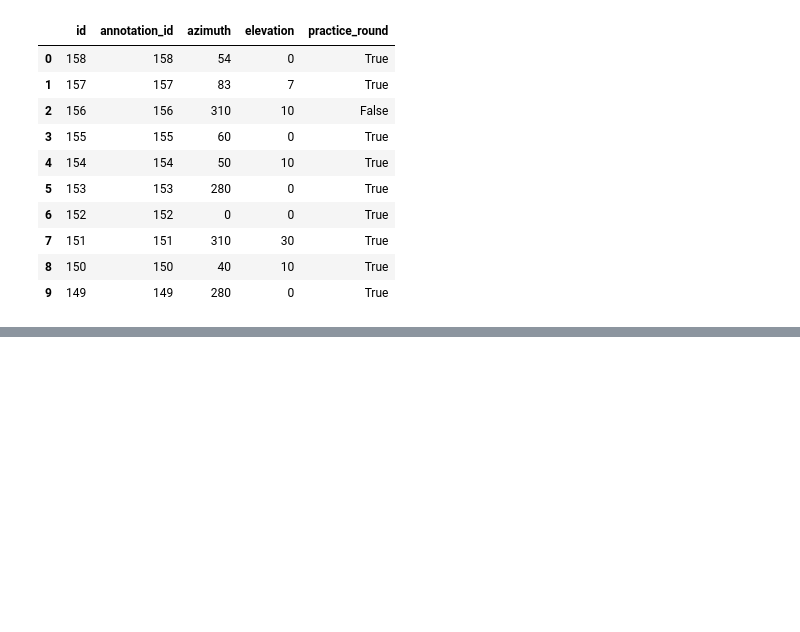
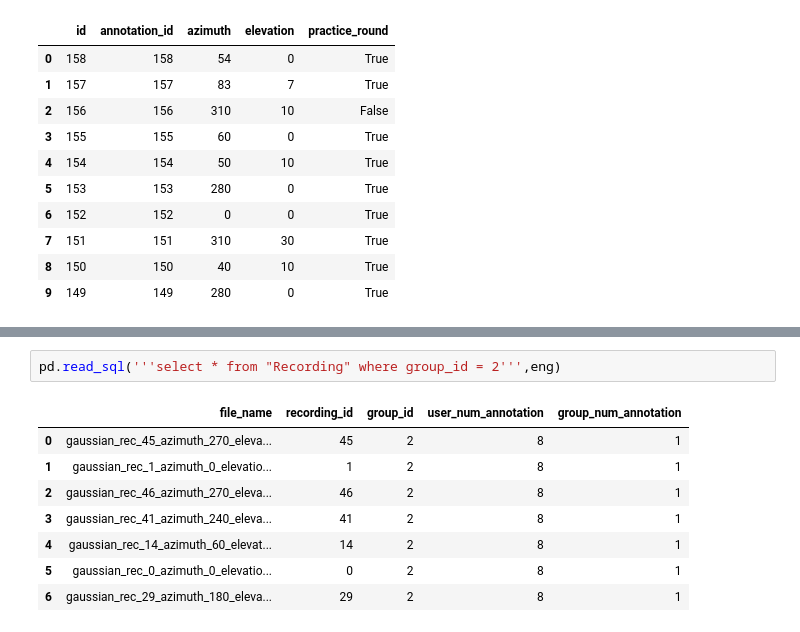
Before and after one commit to ANNIZHENG/Annotation-Interface-Noise-Burst, a Jupyter notebook: database/db.ipynb, the cells around one changed output, grey strips where cells are left out. Drawn from its saved outputs; the diff is of its cells as text; blank space fills up the shorter version.

```diff
--- a/database/db.ipynb
+++ b/database/db.ipynb
@@ -73,0 +79,11 @@ pd.read_sql('''select * from "Recording" order by group_id asc''',eng)
+# %%
+pd.read_sql('''select * from "Recording" where group_id = 2''',eng)
+# %% [output]
+|  | file_name | recording_id | group_id | user_num_annotation | group_num_annotation |
+| 0 | gaussian_rec_45_azimuth_270_eleva... | 45 | 2 | 8 | 1 |
+| 1 | gaussian_rec_1_azimuth_0_elevatio... | 1 | 2 | 8 | 1 |
+| 2 | gaussian_rec_46_azimuth_270_eleva... | 46 | 2 | 8 | 1 |
+| 3 | gaussian_rec_41_azimuth_240_eleva... | 41 | 2 | 8 | 1 |
+| 4 | gaussian_rec_14_azimuth_60_elevat... | 14 | 2 | 8 | 1 |
+| 5 | gaussian_rec_0_azimuth_0_elevatio... | 0 | 2 | 8 | 1 |
+| 6 | gaussian_rec_29_azimuth_180_eleva... | 29 | 2 | 8 | 1 |
```
Also changed, not shown: parts of 5 cells of this notebook, 1 other file.
